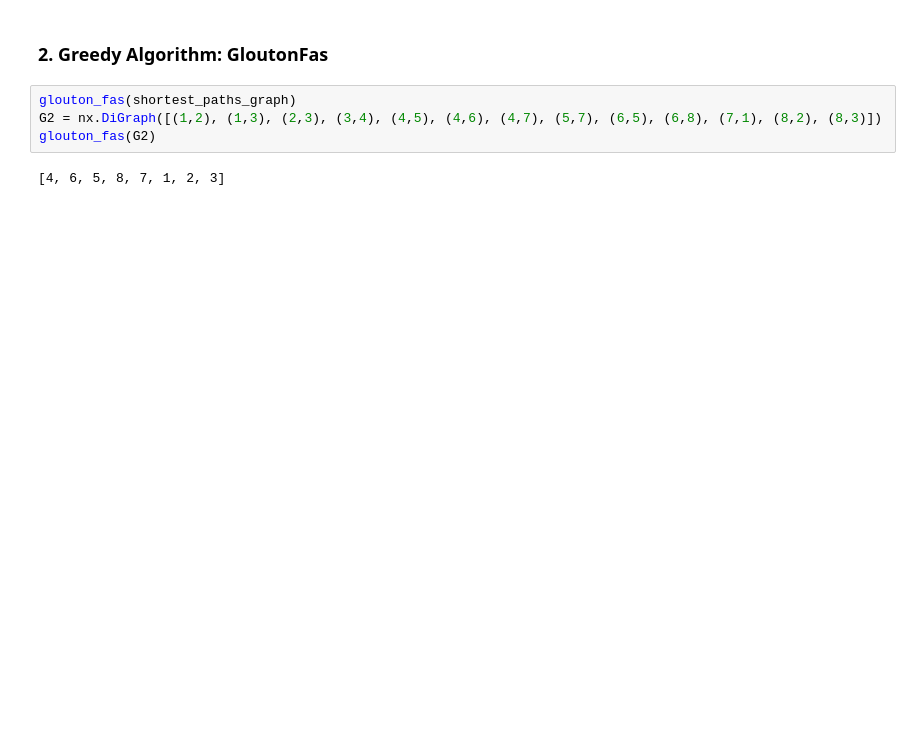
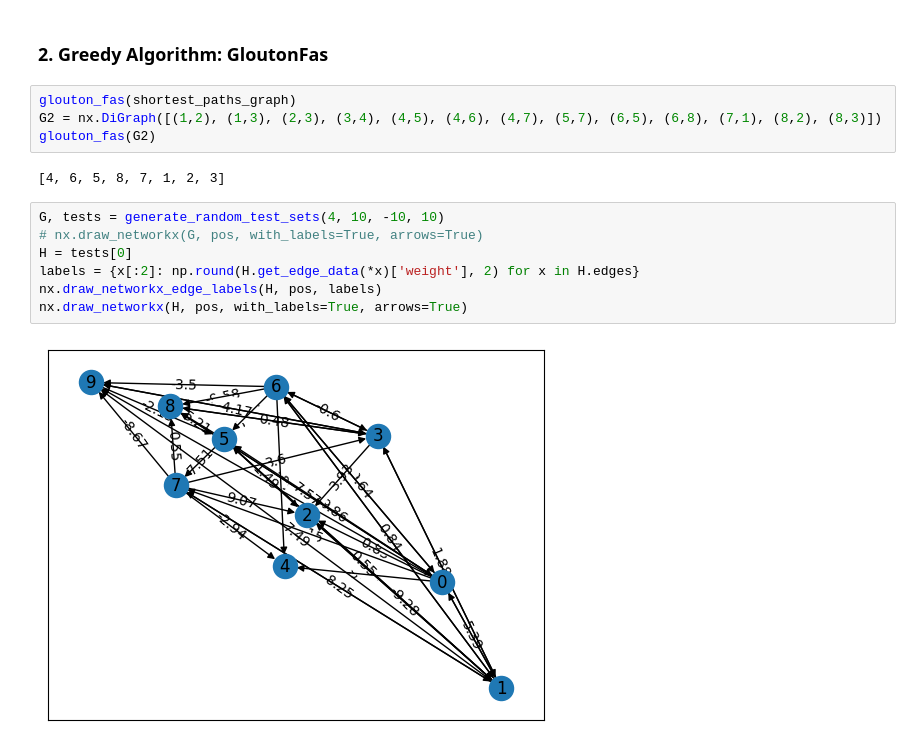
Before and after one commit to Ethan2541/Improved-Bellman-Ford, a Jupyter notebook: notebook.ipynb, the cells around one changed output. Saved outputs shown, nothing was run; the diff lists cells and outputs as text; blank space fills up the shorter version.

Commit message:
Random test sets and negative cycle detection

```diff
--- a/notebook.ipynb
+++ b/notebook.ipynb
@@ -39,3 +46,12 @@ G2 = nx.DiGraph([(1,2), (1,3), (2,3), (3,4), (4,5), (4,6), (4,7), (5,7), (6,5),
 glouton_fas(G2)
 # %% [output]
 [4, 6, 5, 8, 7, 1, 2, 3]
+# %%
+G, tests = generate_random_test_sets(4, 10, -10, 10)
+# nx.draw_networkx(G, pos, with_labels=True, arrows=True)
+H = tests[0]
+labels = {x[:2]: np.round(H.get_edge_data(*x)['weight'], 2) for x in H.edges}
+nx.draw_networkx_edge_labels(H, pos, labels)
+nx.draw_networkx(H, pos, with_labels=True, arrows=True)
+# %% [output]
+[figure, added]
```
Also changed, not shown: parts of 3 cells of this notebook, 3 other files.
